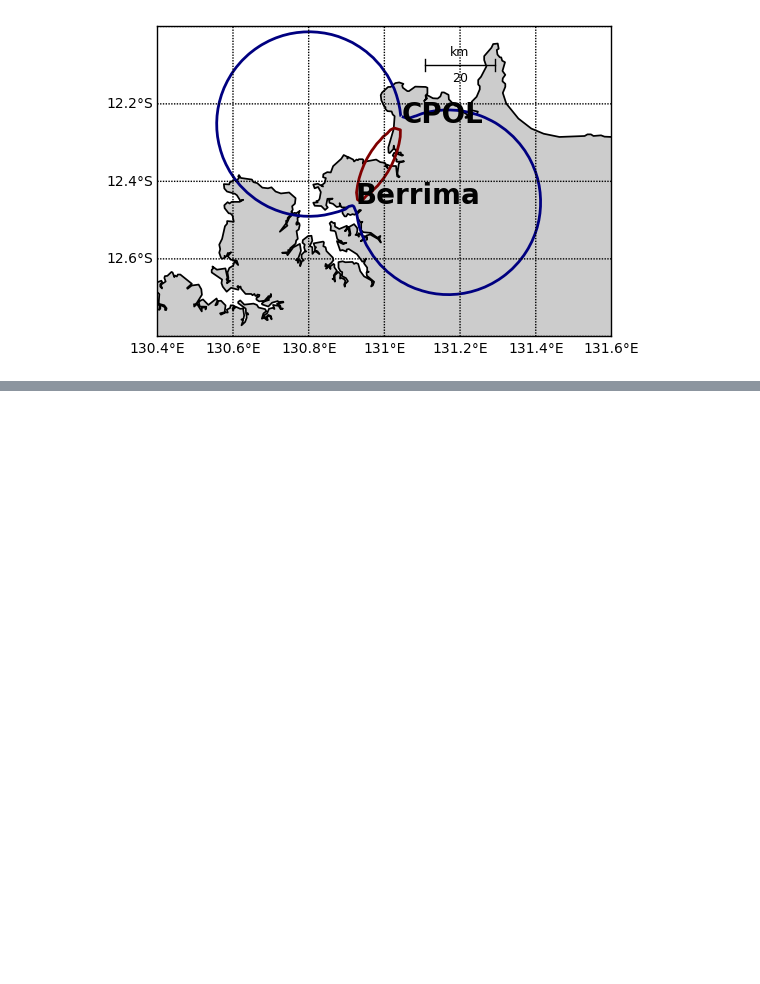
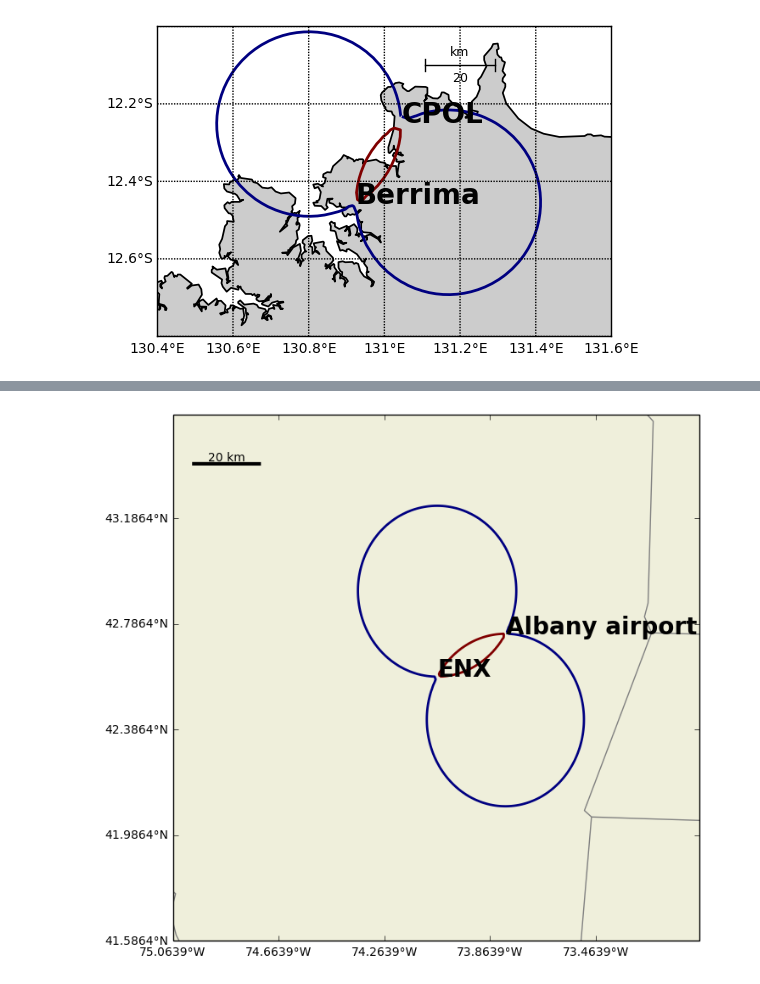
Before and after one commit to rcjackson/cmdv-rrm-anl, a Jupyter notebook: notebooks/DDLobes.ipynb, the cells around one changed output, grey strips where cells are left out. Cells and saved outputs as stored; diff of their text form; code cells hidden in the pictures; blank space fills up the shorter version.

```diff
--- a/notebooks/DDLobes.ipynb
+++ b/notebooks/DDLobes.ipynb
@@ -252,0 +366,5 @@ plot_dd_lobe(0)
+# %%
+plt.figure(figsize=(8,10))
+plot_dd_lobes(ENX, Albany_airport, 'ENX', 'Albany airport')
+# %% [output]
+[figure, added]
```
Also changed, not shown: parts of 9 cells of this notebook.
